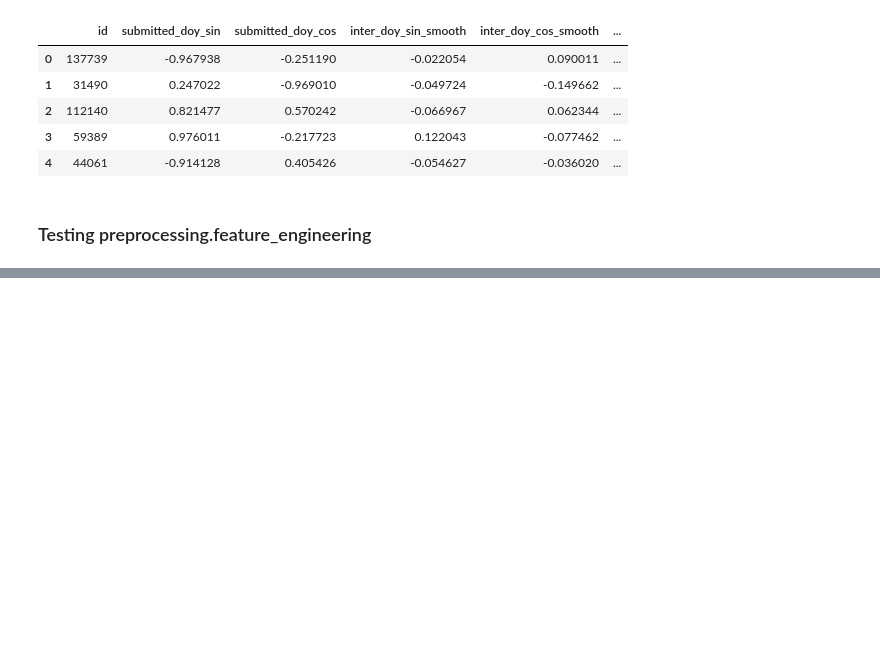
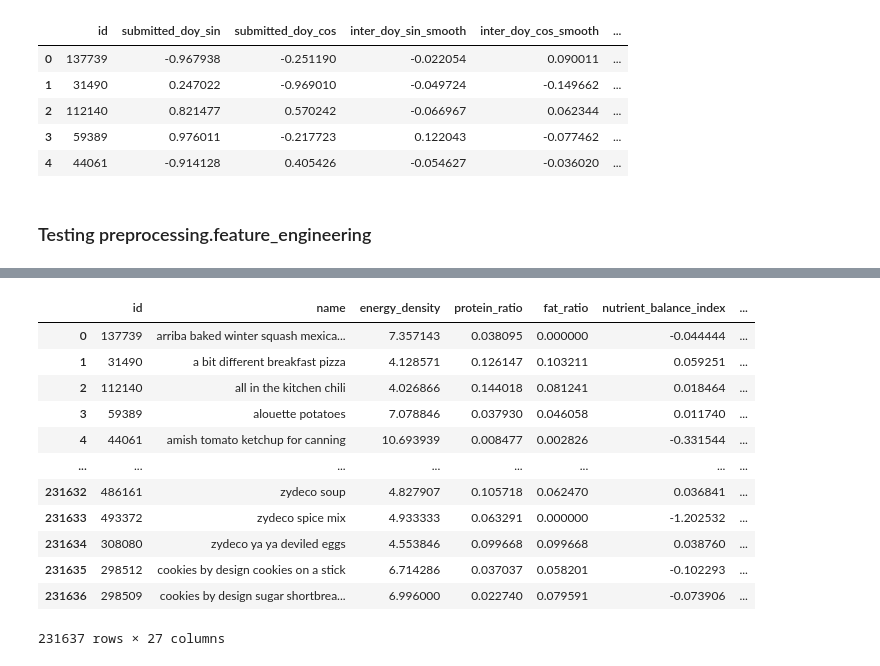
Before and after one commit to Hugosh71/Projet_Mangetamain, a Jupyter notebook: notebooks/EDA_Chengbo.ipynb, the cells around one changed output, grey strips where cells are left out. Drawn from its saved outputs; the diff is of its cells as text; code cells hidden in the pictures; blank space fills up the shorter version.

Commit message:
Update streamlit pages - cluster metrics

```diff
--- a/notebooks/EDA_Chengbo.ipynb
+++ b/notebooks/EDA_Chengbo.ipynb
@@ -1037,2 +1033,6 @@ df_ratings = pd.read_csv('../data/preprocessed/recipes_ratings_bayes.csv')
+# %%
+df_raw_recipes = pd.read_csv('../data/RAW_recipes.csv')
+df_recipes = pd.read_csv('../data/preprocessed/recipes_clustering_pca.csv')
+df_ratings = pd.read_csv('../data/preprocessed/recipes_ratings_bayes.csv')
 # %%
 df_ratings['rating_mean'] = df_ratings['median_rating']
@@ -1055,2 +1039,3 @@ df_ratings
 # %%
-df_recipes_merged = pd.merge(df_recipes, df_ratings[['recipe_id', 'rating_mean']], left_on='id', right_on='recipe_id', how='left').drop('recipe_id', axis=1)
+df_recipes_merged = pd.merge(df_recipes, df_raw_recipes[['id', 'tags', 'minutes', 'n_steps', 'n_ingredients']], how='left')
+df_recipes_merged = pd.merge(df_recipes_merged, df_ratings[['recipe_id', 'rating_mean']], left_on='id', right_on='recipe_id', how='left').drop(['recipe_id', 'n_steps_z', 'n_ingredients_z'], axis=1)
@@ -1060,0 +1119,16 @@ df_recipes_merged.to_csv('../data/preprocessed/recipes_merged.csv.gz', index=0,
+# %%
+df_recipes_merged
+# %% [output]
+|  | id | name | energy_density | protein_ratio | fat_ratio | nutrient_balance_index | ... |
+| 0 | 137739 | arriba baked winter squash mexica... | 7.357143 | 0.038095 | 0.000000 | -0.044444 | ... |
+| 1 | 31490 | a bit different breakfast pizza | 4.128571 | 0.126147 | 0.103211 | 0.059251 | ... |
+| 2 | 112140 | all in the kitchen chili | 4.026866 | 0.144018 | 0.081241 | 0.018464 | ... |
+| 3 | 59389 | alouette potatoes | 7.078846 | 0.037930 | 0.046058 | 0.011740 | ... |
+| 4 | 44061 | amish tomato ketchup for canning | 10.693939 | 0.008477 | 0.002826 | -0.331544 | ... |
+| ... | ... | ... | ... | ... | ... | ... | ... |
+| 231632 | 486161 | zydeco soup | 4.827907 | 0.105718 | 0.062470 | 0.036841 | ... |
+| 231633 | 493372 | zydeco spice mix | 4.933333 | 0.063291 | 0.000000 | -1.202532 | ... |
+| 231634 | 308080 | zydeco ya ya deviled eggs | 4.553846 | 0.099668 | 0.099668 | 0.038760 | ... |
+| 231635 | 298512 | cookies by design cookies on a stick | 6.714286 | 0.037037 | 0.058201 | -0.102293 | ... |
+| 231636 | 298509 | cookies by design sugar shortbrea... | 6.996000 | 0.022740 | 0.079591 | -0.073906 | ... |
+231637 rows × 27 columns
```
Also changed, not shown: parts of 7 cells of this notebook, 4 other files.
